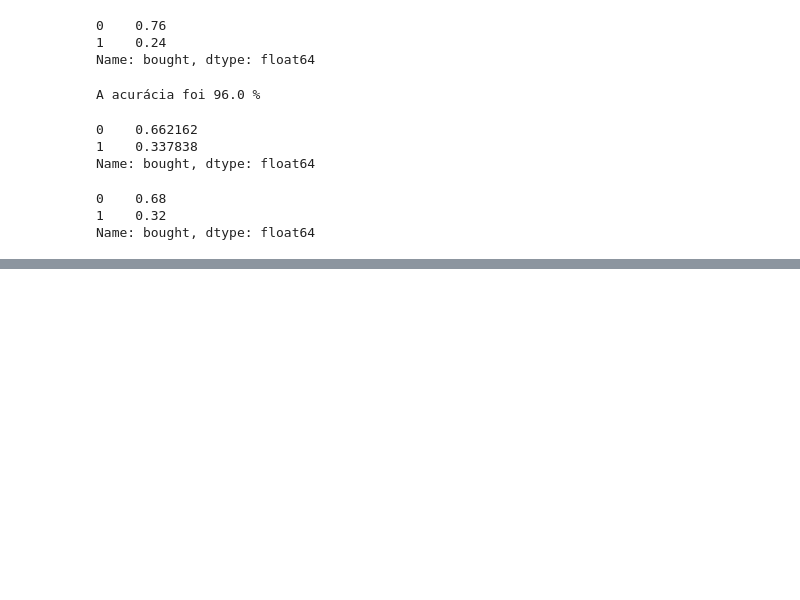
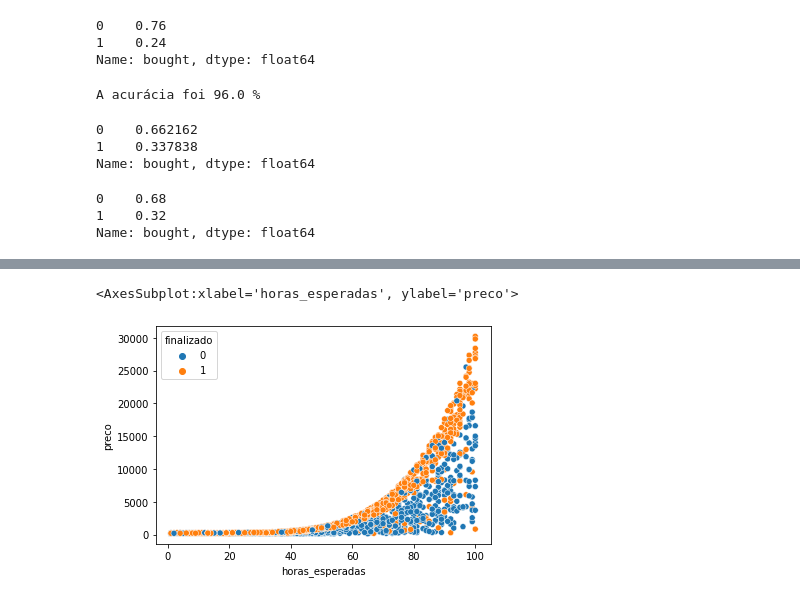
Before and after one commit to FranciscoFoz/machine-learning-training, a Jupyter notebook: 1_HelloWorld_ML.ipynb, the cells around one changed output, grey strips where cells are left out. Saved outputs shown, nothing was run; the diff lists cells and outputs as text; code cells hidden in the pictures; blank space fills up the shorter version.

```diff
--- a/1_HelloWorld_ML.ipynb
+++ b/1_HelloWorld_ML.ipynb
@@ -154,0 +190,5 @@ Name: bought, dtype: float64
+# %%
+sns.scatterplot(x="horas_esperadas", y="preco", hue="finalizado", data=dados)
+# %% [output]
+<AxesSubplot:xlabel='horas_esperadas', ylabel='preco'>
+[figure, added]
```
Also changed, not shown: parts of 30 cells of this notebook.
